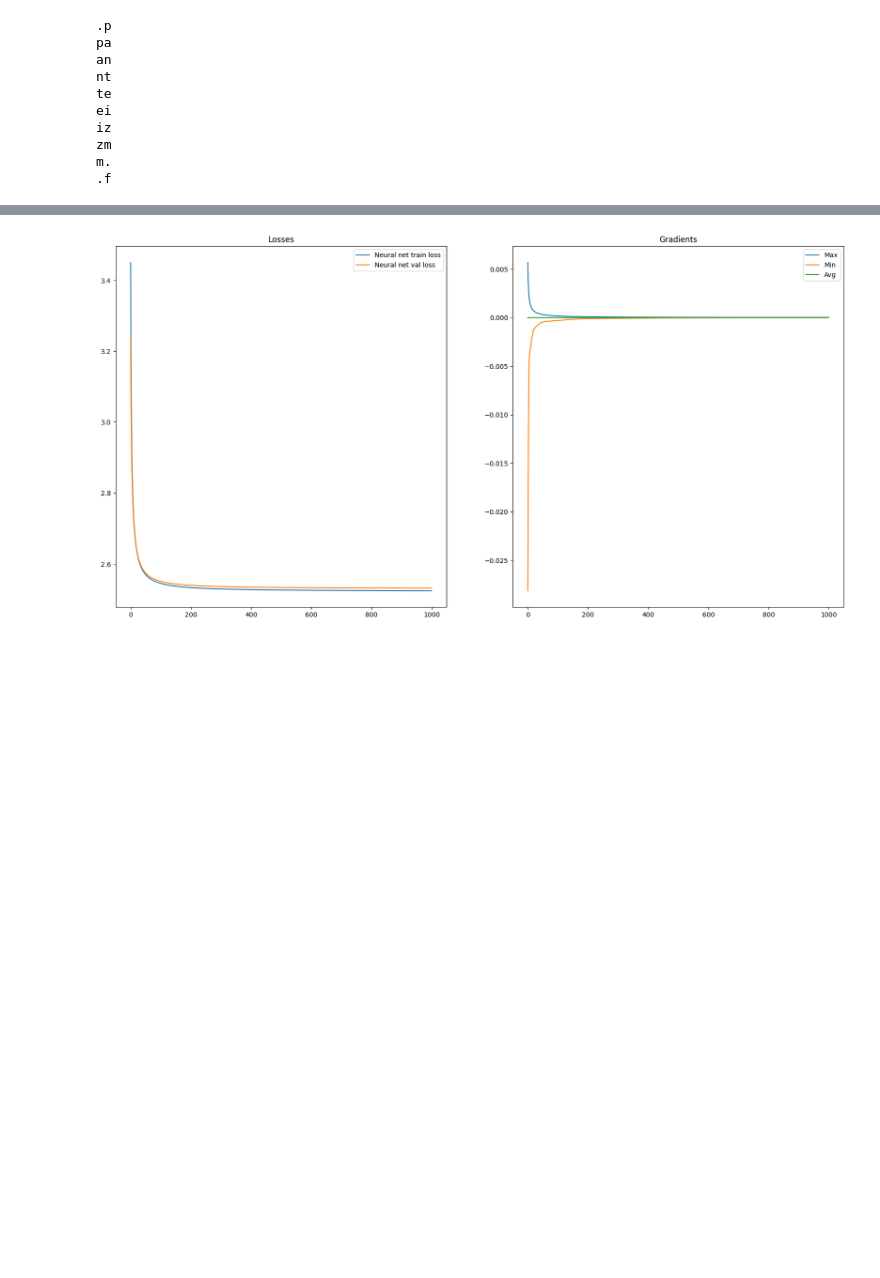
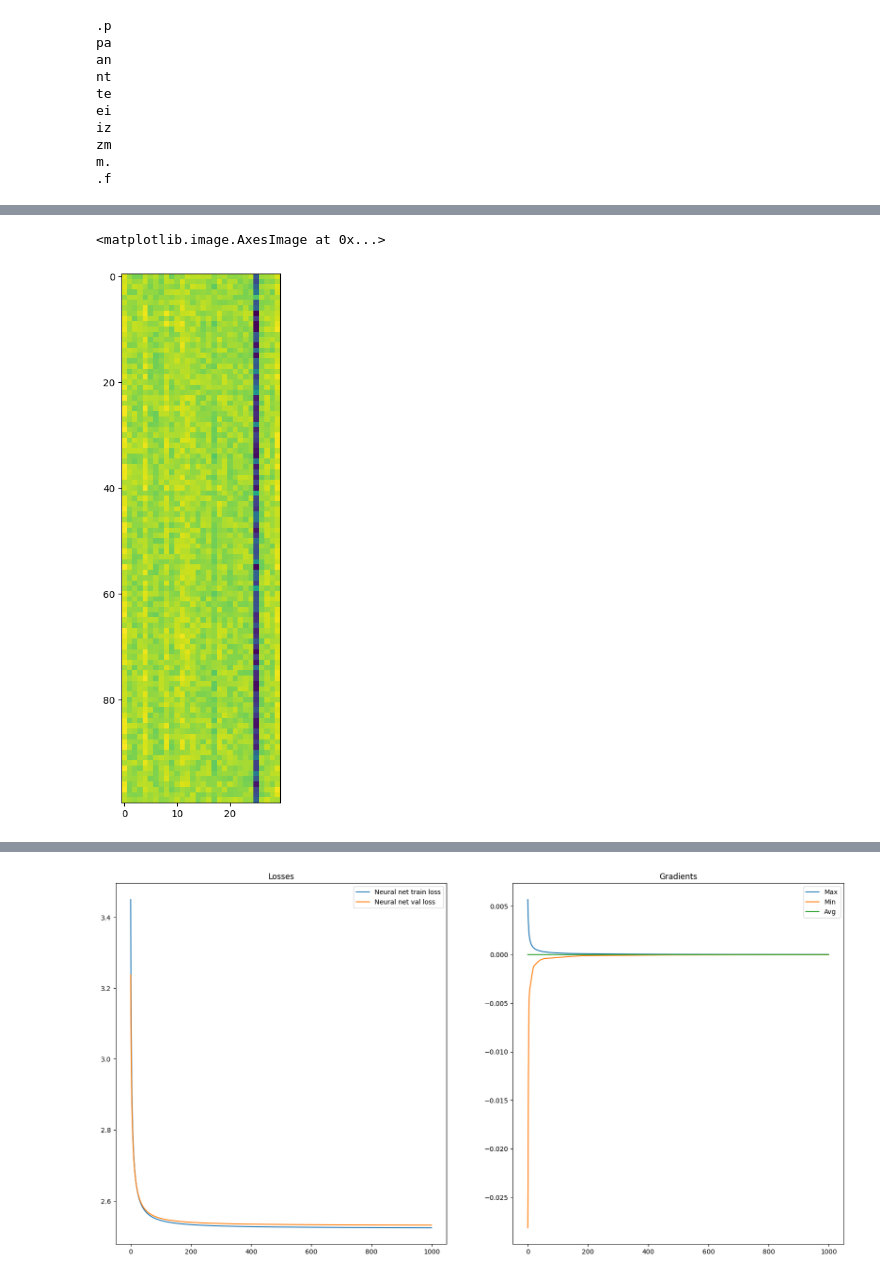
Before and after one commit to habanoz/lm_model_notebooks, a Jupyter notebook: 4_mlp-lm.ipynb, the cells around one changed output, grey strips where cells are left out. Drawn from its saved outputs; the diff is of its cells as text; code cells hidden in the pictures; blank space fills up the shorter version.

```diff
--- a/3_nn-n-gram.ipynb
+++ b/4_mlp-lm.ipynb
@@ -206,0 +160,4 @@ class NGramLM:
+# %%
+ixx = encode(".abab")
+ixx = torch.tensor(ixx)
+ixx.shape, ixx
@@ -206,0 +182,22 @@ class NGramLM:
+# %%
+W1 = torch.rand((10,100), dtype=torch.float32)
+b1 = torch.rand((100), dtype=torch.float32)
+W2 = torch.rand((100,30), dtype=torch.float32)
+b2 = torch.rand((30), dtype=torch.float32)
+# %%
+embd = C[ixx].float()
+print(embd.shape, embd.dtype)
+
+embd = embd.view(-1,10)
+print(embd.shape, embd.dtype)
+
+embd = torch.tanh(embd@W1 + b1)
+print(embd.shape)
+
+embd = embd@W2 + b2
+print(embd.shape)
+
+embd = embd.log()
+embd = embd / embd.sum(dim=-1, keepdim=True)
+print(embd.shape)
+print(embd[0,:10])
@@ -230,8 +373,8 @@ m.
 .f
 # %%
 torch.manual_seed(13)
-nn2 = NGramLM(2)
-nn2.train(xs_train, ys_train, xs_valid, ys_valid, LR)
+nn2 = MlpLM(1, 2)
+nn2.train(xs_train, ys_train, xs_valid, ys_valid, LR, 5)
 # Using 293606 samples
 # loss: 2.5332 (lr 10)
 # loss: 2.5242 (lr 50)
@@ -255,0 +400,6 @@ loss: 2.5242 validation loss: 2.5318
+# %%
+plt.figure(figsize=(30,10))
+plt.imshow(nn2.W2.detach())
+# %% [output]
+<matplotlib.image.AxesImage at 0x...>
+[figure, added]
```
Also changed, not shown: parts of 27 cells of this notebook.
